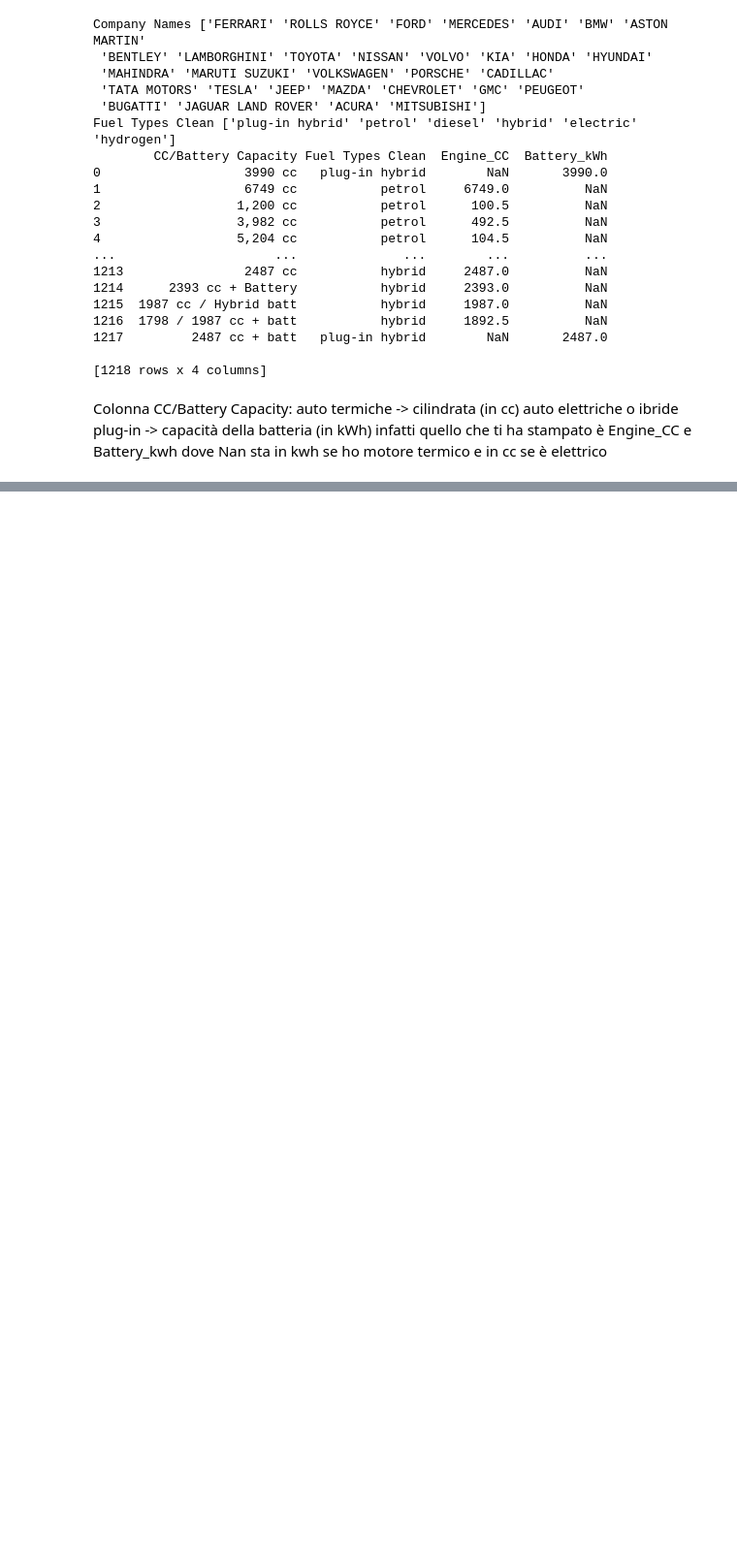
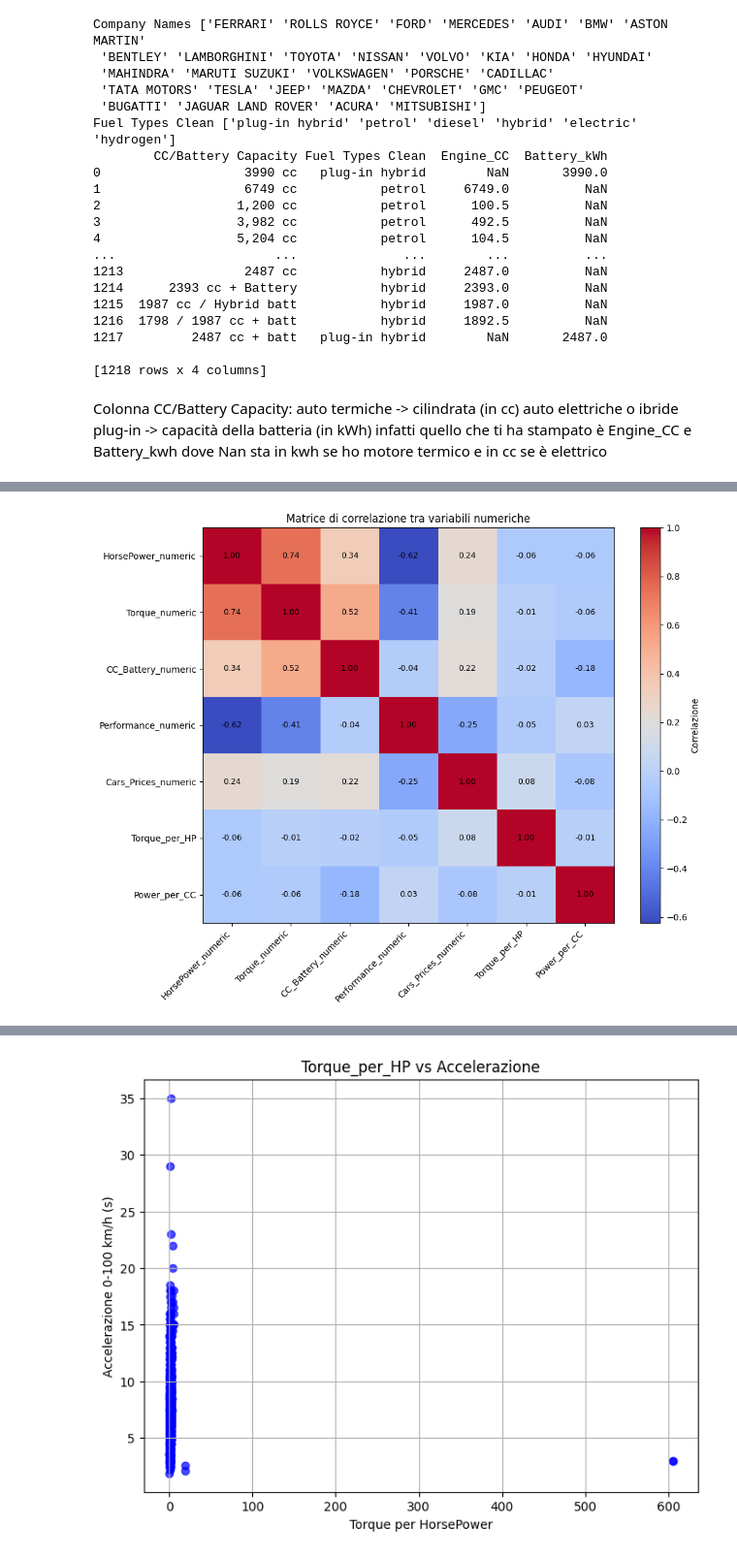
Before and after one commit to Gianmarcx/Sorrentino-Gianmarco_DepositoCorso, a Jupyter notebook: corso python/lunedi01-12/analisi_cars.ipynb, the cells around one changed output, grey strips where cells are left out. Shown at 97% size. Cells and saved outputs as stored; diff of their text form; code cells hidden in the pictures; blank space fills up the shorter version.

```diff
--- a/corso python/lunedi01-12/analisi_cars.ipynb
+++ b/corso python/lunedi01-12/analisi_cars.ipynb
@@ -874,0 +977,76 @@ print(f"\n🔍 Il brand con la varianza di prezzo più alta è: {brand_massima_v
+# %%
+import pandas as pd
+import numpy as np
+import matplotlib.pyplot as plt
+
+
+#CREAZIONE NUOVE FEATURE
+
+#Torque per HorsePower: indica quanta coppia disponibile per cavallo,
+df['Torque_per_HP'] = df['Torque_numeric'] / df['HorsePower_numeric']
+
+#Power per CC/Battery: quanta potenza per unità di cilindrata o capacità batteria,
+df['Power_per_CC'] = np.where(df['CC_Battery_numeric'] > 0,
+                              df['HorsePower_numeric'] / df['CC_Battery_numeric'],
+                              np.nan)
+
+#Controllo prime righe,
+print("Prime righe delle nuove feature:")
+print(df[['HorsePower_numeric','Torque_numeric','CC_Battery_numeric','Torque_per_HP','Power_per_CC']].head())
+
+
+#MATRICE DI CORRELAZIONE
+cols_to_corr = ['HorsePower_numeric','Torque_numeric','CC_Battery_numeric',
+                'Performance_numeric','Cars_Prices_numeric','Torque_per_HP','Power_per_CC']
+
+corr_matrix = df[cols_to_corr].corr()
+print("\nMatrice di correlazione:")
+print(corr_matrix)
+
+#Grafico della matrice di correlazione,
+plt.figure(figsize=(10,8))
+im = plt.imshow(corr_matrix, cmap='coolwarm', interpolation='none', aspect='auto')
+plt.colorbar(label='Correlazione')
+
+#Etichette,
+plt.xticks(range(len(cols_to_corr)), cols_to_corr, rotation=45, ha='right')
+plt.yticks(range(len(cols_to_corr)), cols_to_corr)
+
+#Annotazioni dei valori,
+for i in range(len(cols_to_corr)):
+    for j in range(len(cols_to_corr)):
+        plt.text(j, i, f"{corr_matrix.iloc[i, j]:.2f}",
+                 ha='center', va='center', color='black', fontsize=9)
+
+plt.title("Matrice di correlazione tra variabili numeriche")
+plt.tight_layout()
+plt.show()
+
+#Stampa matrice per riferimento numerico,
+print("Matrice di correlazione:")
+print(corr_matrix)
+#Torque_per_HP vs Accelerazione:
+#- Valori più alti di Torque_per_HP indicano motori con più coppia relativa per cavallo.
+#- Se si osserva una tendenza verso valori di accelerazione più bassi (più veloci) con Torque_per_HP alto,
+#significa che una maggiore coppia relativa migliora le prestazioni.
+plt.figure(figsize=(8,6))
+plt.scatter(df['Torque_per_HP'], df['Performance_numeric'], alpha=0.7, color='blue')
+plt.xlabel("Torque per HorsePower")
+plt.ylabel("Accelerazione 0-100 km/h (s)")
+plt.title("Torque_per_HP vs Accelerazione")
+plt.grid(True)
+plt.show()
+
+
+#Power_per_CC vs Accelerazione:
+#- Valori più alti di Power_per_CC indicano tanta potenza per unità di cilindrata o batteria.
+#- Una correlazione con accelerazione bassa (più veloce) indica che la potenza specifica del motore è
+#determinante per la velocità.
+plt.figure(figsize=(8,6))
+plt.scatter(df['Power_per_CC'], df['Performance_numeric'], alpha=0.7, color='red')
+plt.xlabel("HorsePower per CC/Battery")
+plt.ylabel("Accelerazione 0-100 km/h (s)")
+plt.title("Power_per_CC vs Accelerazione")
+plt.grid(True)
+plt.show()
+# %% [output]
@@ -874,0 +1070 @@ print(f"\n🔍 Il brand con la varianza di prezzo più alta è: {brand_massima_v
+[figure, added]
@@ -874,0 +1088 @@ print(f"\n🔍 Il brand con la varianza di prezzo più alta è: {brand_massima_v
+[figure, added]
```
Also changed, not shown: parts of 13 cells of this notebook.
